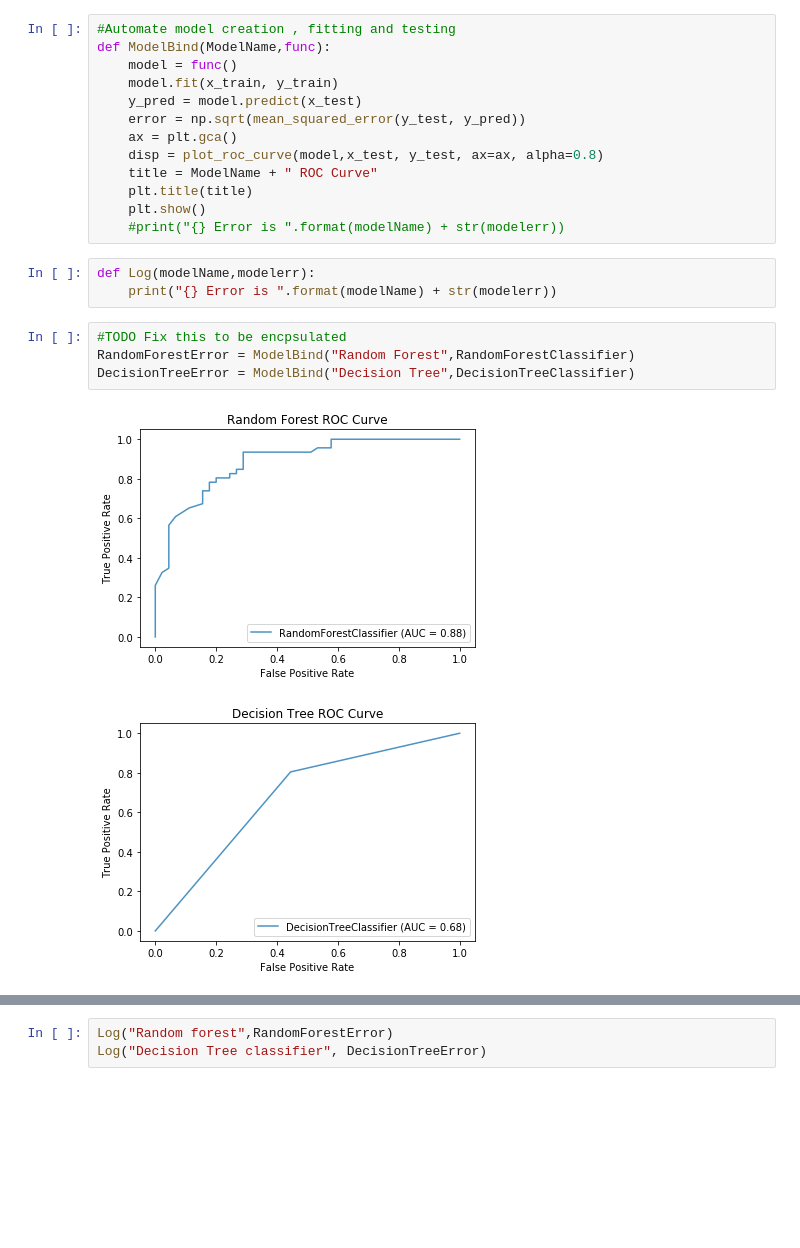
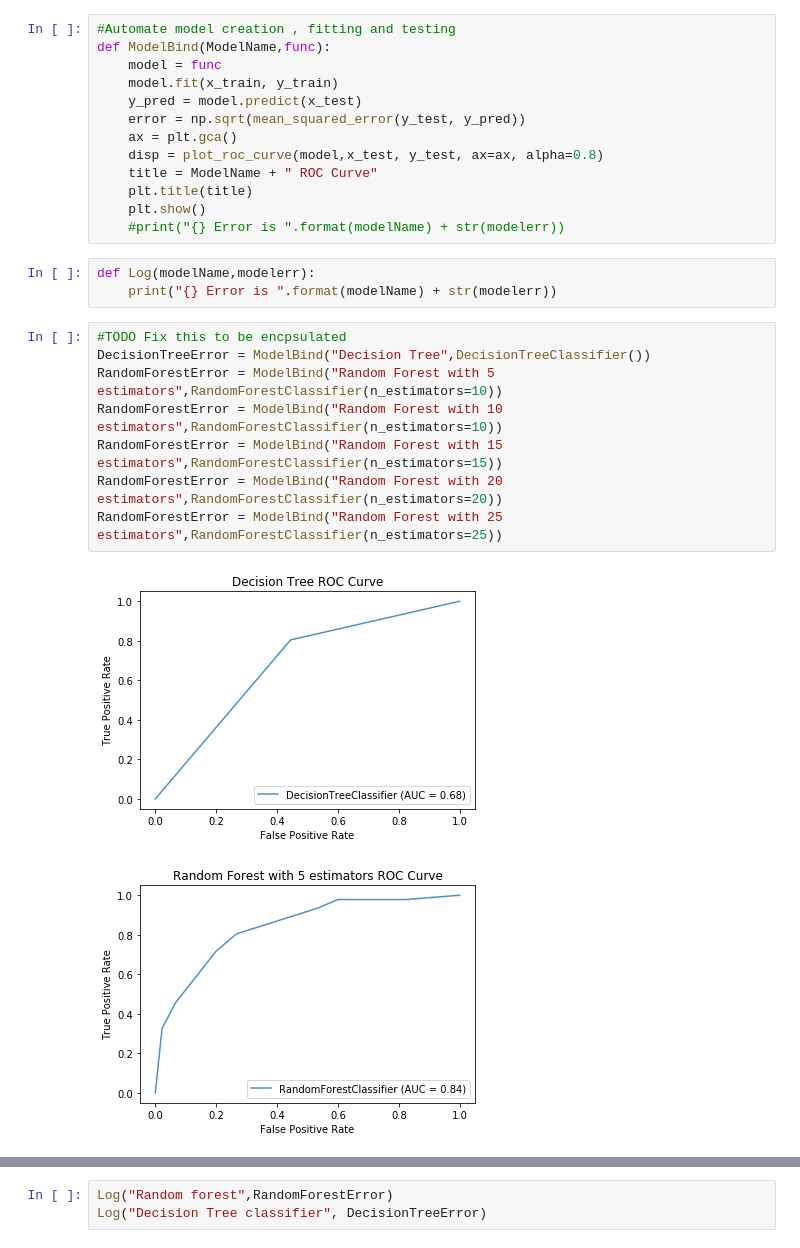
Before and after one commit to IbrahimShamma99/Heart-Disease, a Jupyter notebook: main.ipynb, the cells around one changed output, grey strips where cells are left out. Drawn from its saved outputs; the diff is of its cells as text; blank space fills up the shorter version.

```diff
--- a/main.ipynb
+++ b/main.ipynb
@@ -125,7 +127,7 @@ x_train, x_test, y_train, y_test = train_test_split(x, y, test_size=0.3, random_
 # %%
 #Automate model creation , fitting and testing
 def ModelBind(ModelName,func):
-    model = func()
+    model = func
     model.fit(x_train, y_train)
     y_pred = model.predict(x_test)
     error = np.sqrt(mean_squared_error(y_test, y_pred))
@@ -138,10 +140,14 @@ def ModelBind(ModelName,func):
 # %%
 def Log(modelName,modelerr):
     print("{} Error is ".format(modelName) + str(modelerr))
-# %%
-#TODO Fix this to be encpsulated
-RandomForestError = ModelBind("Random Forest",RandomForestClassifier)
-DecisionTreeError = ModelBind("Decision Tree",DecisionTreeClassifier)
-# %% [output]
-[figure, removed]
-[figure, removed]
+# %%
+#TODO Fix this to be encpsulated
+DecisionTreeError = ModelBind("Decision Tree",DecisionTreeClassifier())
+RandomForestError = ModelBind("Random Forest with 5 estimators",RandomForestClassifier(n_estimators=10))
+RandomForestError = ModelBind("Random Forest with 10 estimators",RandomForestClassifier(n_estimators=10))
+RandomForestError = ModelBind("Random Forest with 15 estimators",RandomForestClassifier(n_estimators=15))
+RandomForestError = ModelBind("Random Forest with 20 estimators",RandomForestClassifier(n_estimators=20))
+RandomForestError = ModelBind("Random Forest with 25 estimators",RandomForestClassifier(n_estimators=25))
+# %% [output]
+[figure, added]
+[figure, added]
```
Also changed, not shown: parts of 2 cells of this notebook.
